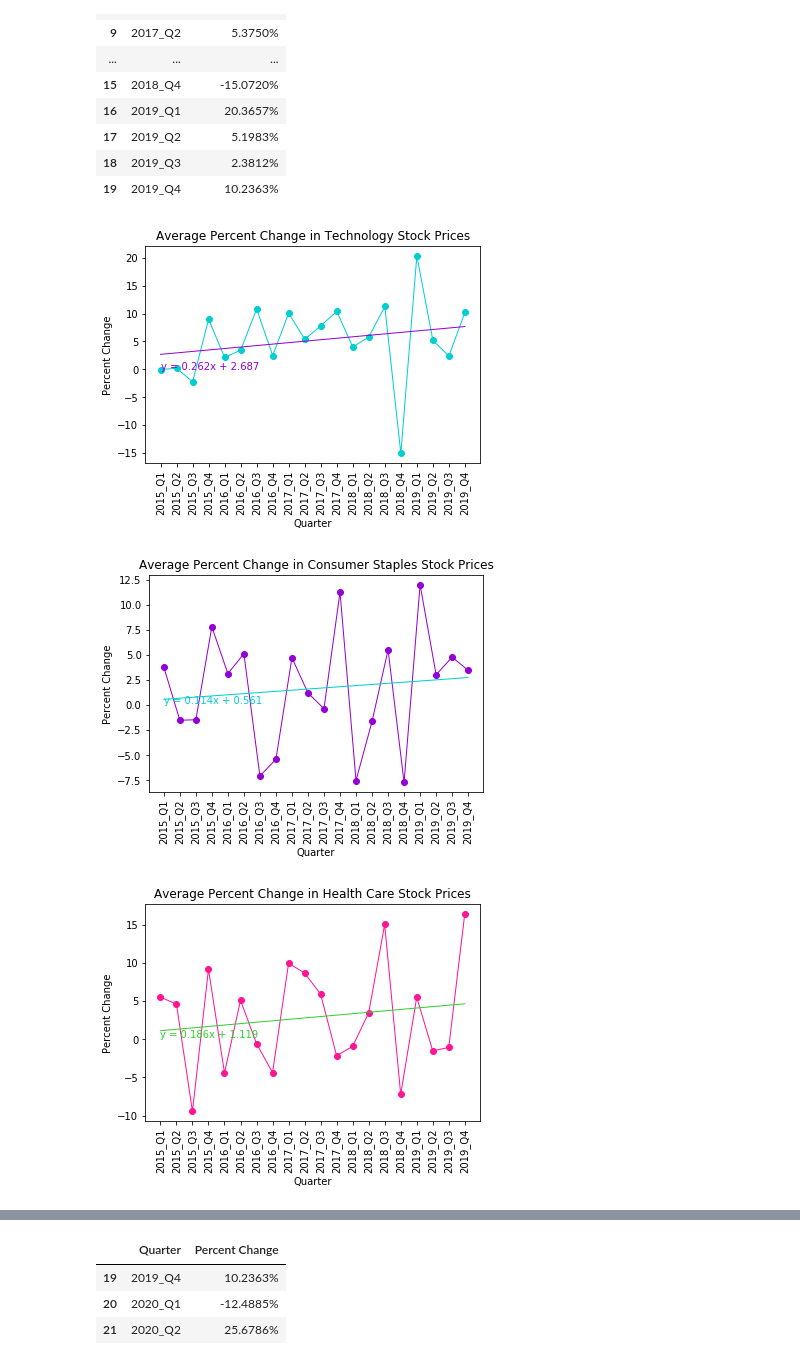
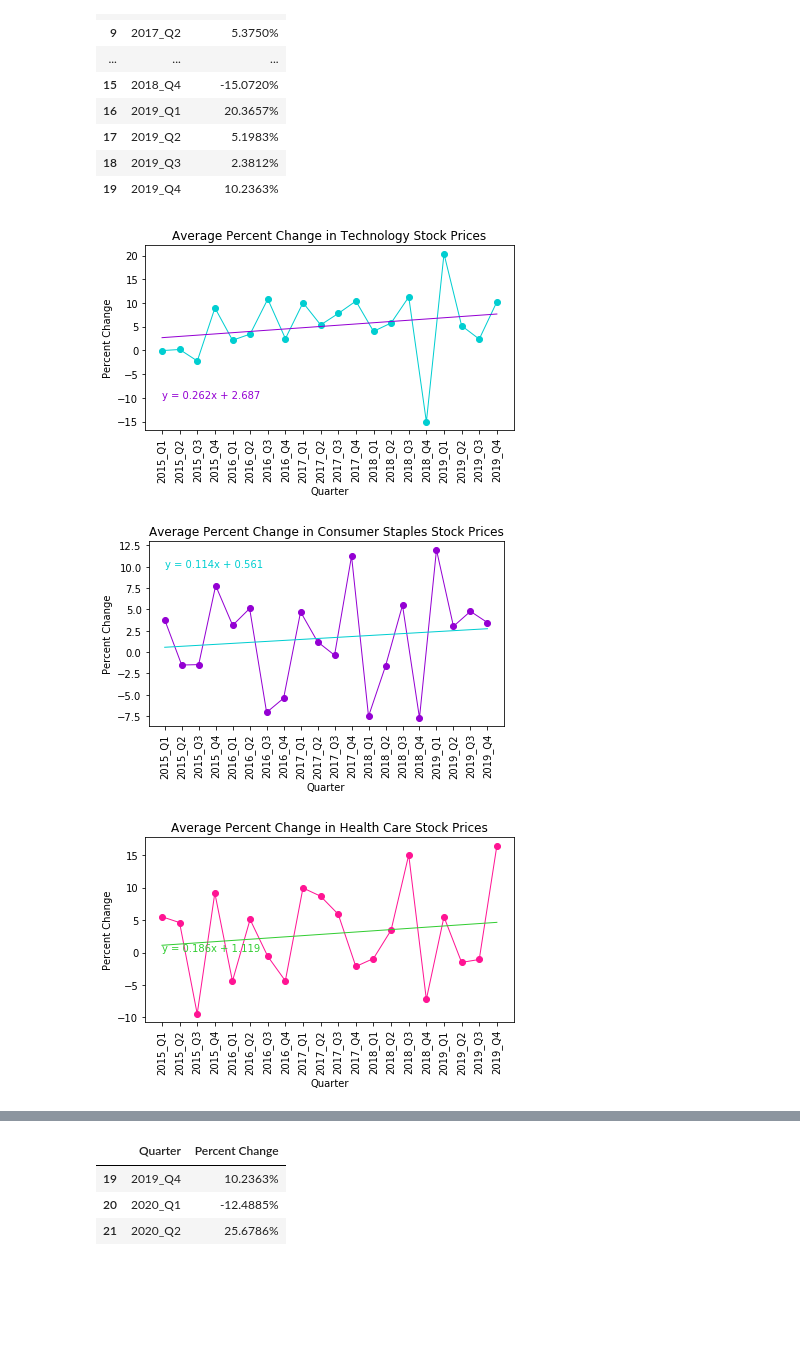
Before and after one commit to jmoon0830/pandemic-stock-analysis, a Jupyter notebook: Cleaning and Graphing Predicted and Actual Data.ipynb, the cells around one changed output, grey strips where cells are left out. Cells and saved outputs as stored; diff of their text form; code cells hidden in the pictures; blank space fills up the shorter version.

```diff
--- a/Cleaning and Graphing Predicted and Actual Data.ipynb
+++ b/Cleaning and Graphing Predicted and Actual Data.ipynb
@@ -284,35 +284,38 @@ predict_info_tech_df
 # Set the x and y values
 x_values = predict_info_tech_df['Quarter']
 y_values = predict_info_tech_df['Percent Change']
 
 # The numeric value of the x axis
 x_val = range(20)
 
 # Perform a linear regression
 (slope, intercept, rvalue, pvalue, stderr) = st.linregress(x_val, y_values)
 
 # Create equation of line to calculate predicted
 regress_values = x_val * slope + intercept
 line_eq = f'y = {round(slope,3)}x + {round(intercept,3)}'
 
 
 # Plot the line graph and linear regression
 tech_per_chg, = plt.plot(x_values, y_values, marker='o', color='darkturquoise',
                         linewidth=1)
 line, = plt.plot(x_values, regress_values, linewidth=1, color='darkviolet')
-plt.annotate(line_eq, (0, -0.1), color='darkviolet')
+plt.annotate(line_eq, (0, -10), color='darkviolet')
 
 # Rotate the x axis tick marks
 plt.xticks(rotation=90)
 
 # Create title and labels for the x and y axis
 plt.title('Average Percent Change in Technology Stock Prices')
 plt.xlabel('Quarter')
 plt.ylabel('Percent Change')
 
+# Save and show the graph
+plt.tight_layout()
+plt.savefig('Images/predict_tech.png')
 plt.show()
 # %% [output]
-[figure, old version]
+[figure, new version]
 # %%
 # Set the x and y values
 x_values = predict_consumer_staples_df['Quarter']
@@ -333,7 +336,7 @@ line_eq = f'y = {round(slope,3)}x + {round(intercept,3)}'
 tech_per_chg, = plt.plot(x_values, y_values, marker='o', color='darkviolet',
                         linewidth=1)
 line, = plt.plot(x_values, regress_values, linewidth=1, color='darkturquoise')
-plt.annotate(line_eq, (0, 0.1), color='darkturquoise')
+plt.annotate(line_eq, (0, 10), color='darkturquoise')
 
 # Rotate the x axis tick marks
 plt.xticks(rotation=90)
@@ -343,9 +346,12 @@ plt.title('Average Percent Change in Consumer Staples Stock Prices')
 plt.xlabel('Quarter')
 plt.ylabel('Percent Change')
 
+# Save and show the graph
+plt.tight_layout()
+plt.savefig('Images/predict_consumer.png')
 plt.show()
 # %% [output]
-[figure, old version]
+[figure, new version]
 # %%
 # Set the x and y values
 x_values = predict_health_care_df['Quarter']
@@ -376,9 +382,12 @@ plt.title('Average Percent Change in Health Care Stock Prices')
 plt.xlabel('Quarter')
 plt.ylabel('Percent Change')
 
+# Save and show the graph
+plt.tight_layout()
+plt.savefig('Images/predict_health.png')
 plt.show()
 # %% [output]
-[figure, old version]
+[figure, new version]
 # %%
 # Set the x and y values
 x_values = predict_finance_df['Quarter']
```
Also changed, not shown: parts of 7 cells of this notebook, 10 other files.
